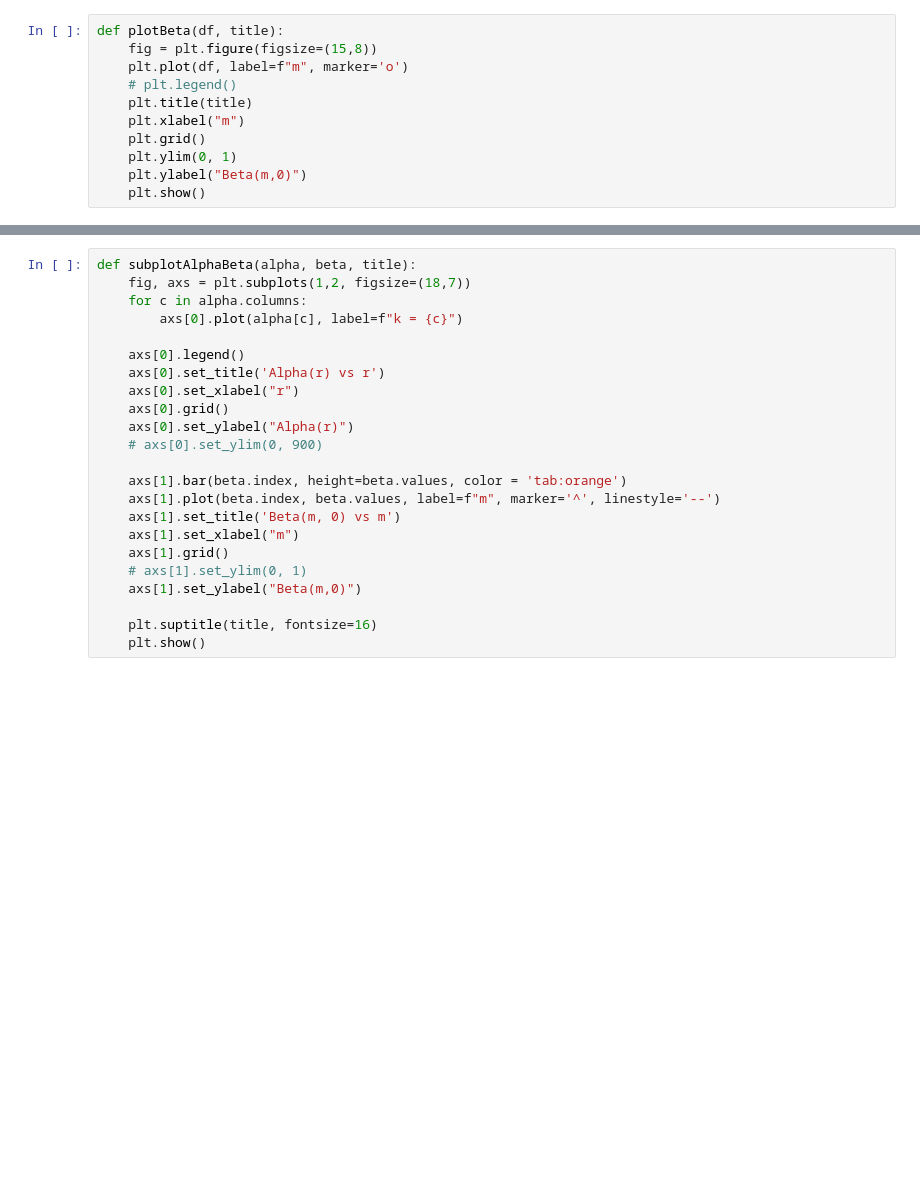
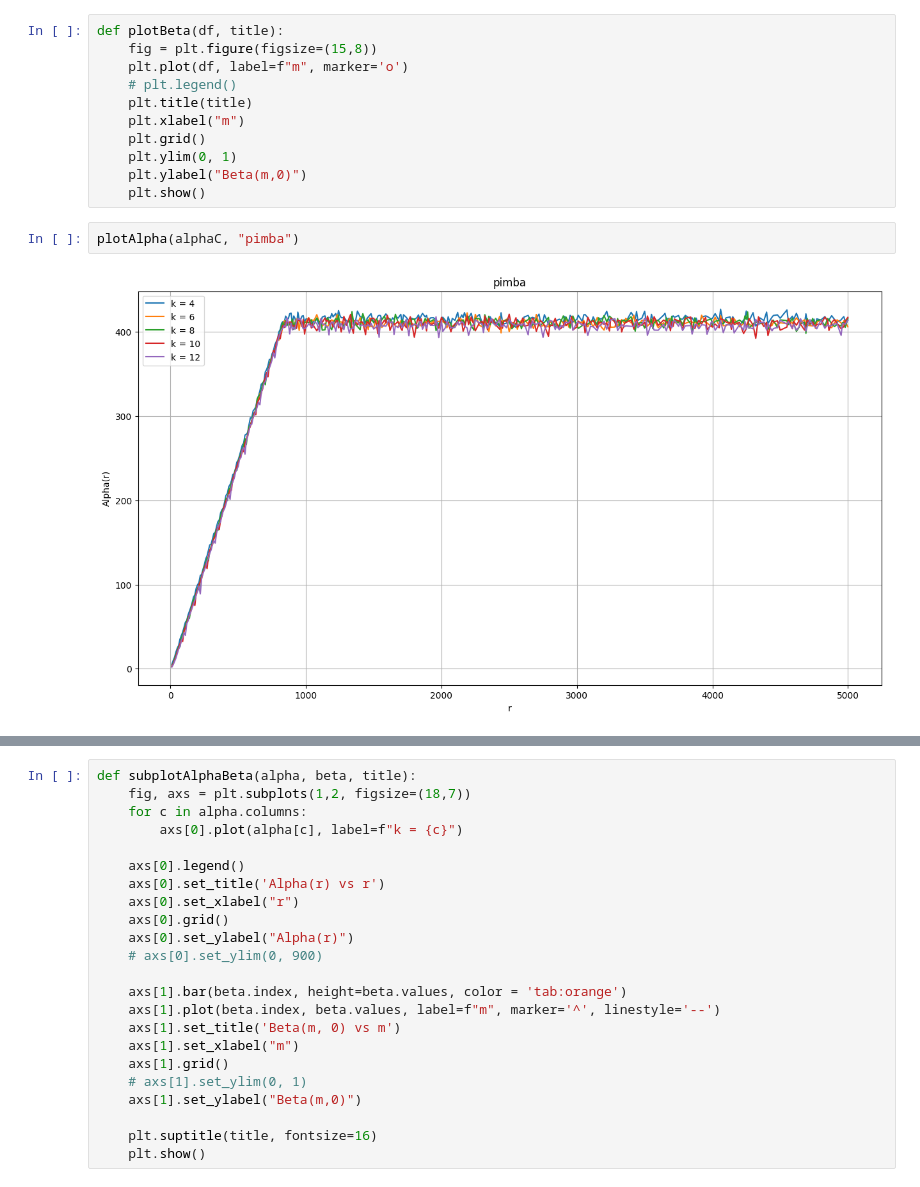
Before and after one commit to caiogmello/ordenacao_externa_eda2, a Jupyter notebook: plot.ipynb, the cells around one changed output, grey strips where cells are left out. Cells and saved outputs as stored; diff of their text form; blank space fills up the shorter version.

```diff
--- a/plot.ipynb
+++ b/plot.ipynb
@@ -44,3 +44,7 @@ def plotBeta(df, title):
     plt.ylim(0, 1)
     plt.ylabel("Beta(m,0)")
     plt.show()
+# %%
+plotAlpha(alphaC, "pimba")
+# %% [output]
+[figure, added]
```
Also changed, not shown: parts of 3 cells of this notebook, 9 other files.
